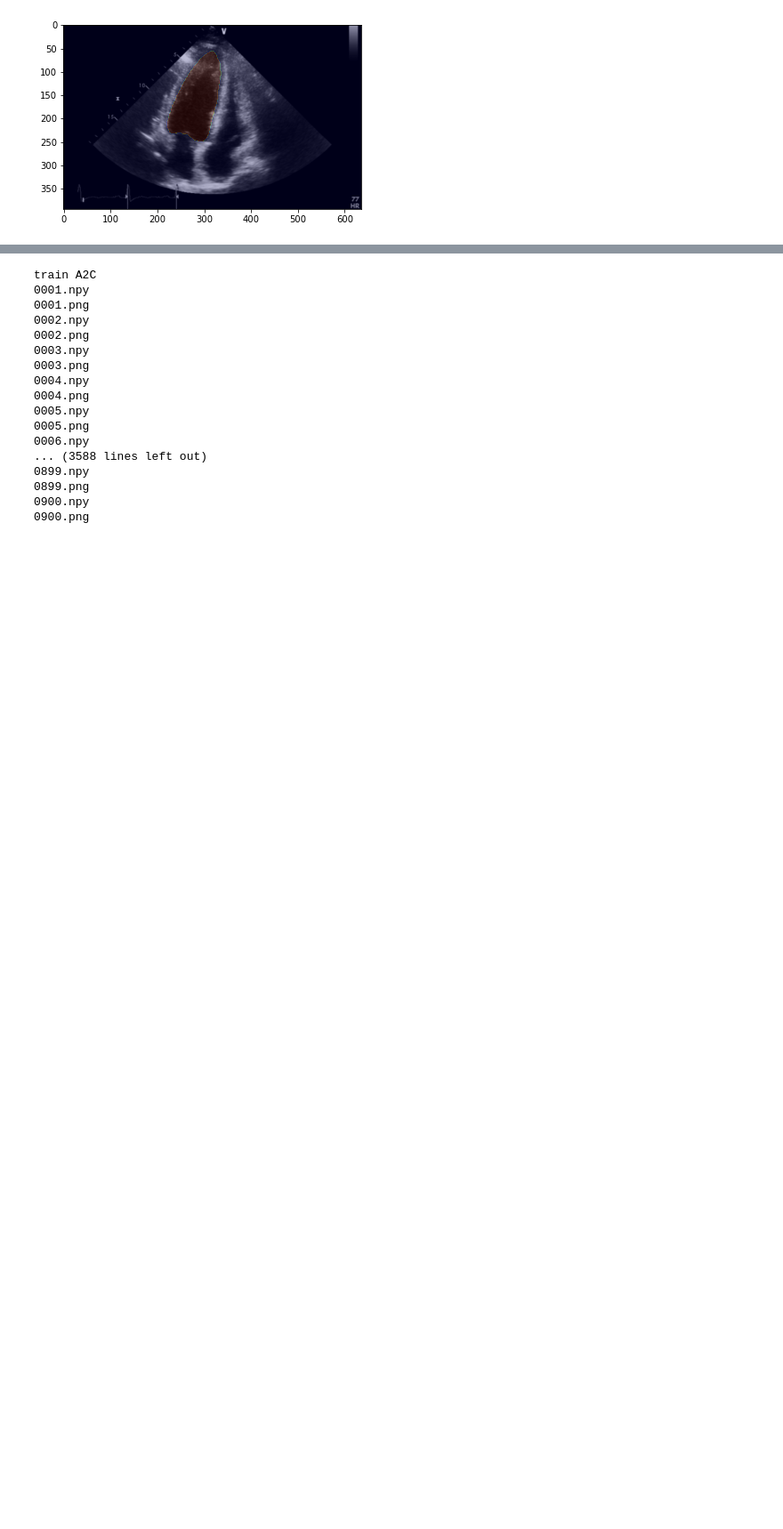
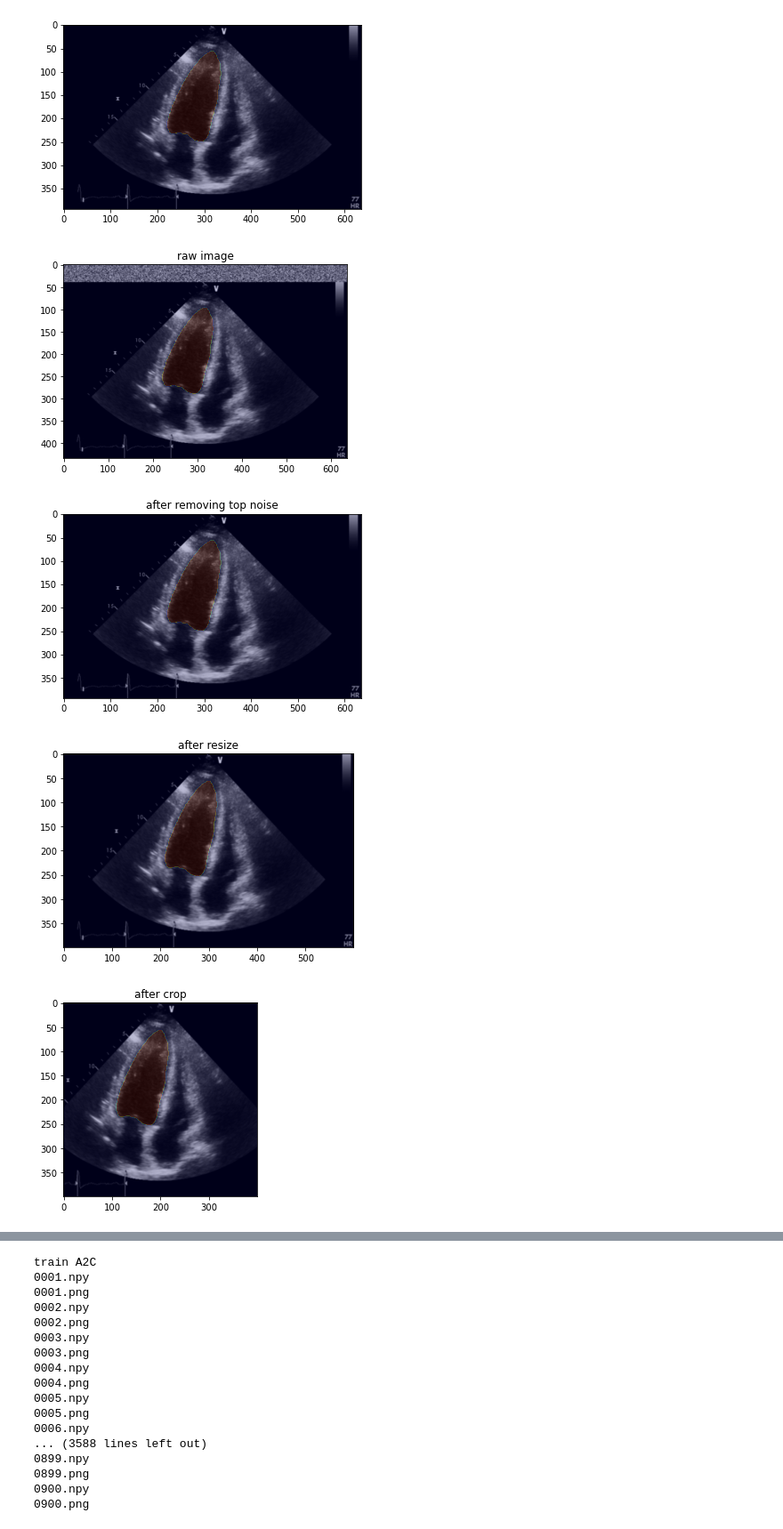
Before and after one commit to DMkelllog/Heart_Disease_Datathon_2021, a Jupyter notebook: data_info.ipynb, the cells around one changed output, grey strips where cells are left out. Shown at 89% size. Cells and saved outputs as stored; diff of their text form; code cells hidden in the pictures; blank space fills up the shorter version.

```diff
--- a/data_info.ipynb
+++ b/data_info.ipynb
@@ -17,3 +26,15 @@ plt.imshow(mask, alpha=0.2,cmap='jet')
+# %%
+def remove_topnoise(img, mask):
+    cand1 = int(img.shape[1] / 8 * 7)
+    cand2 = int(img.shape[1] / 8 * 6)
+
+    cutoff1 = np.where(img[:, cand1, :] < 0.01)[0][0]
+    cutoff2 = np.where(img[:, cand2, :] < 0.01)[0][0]
+
+
+    cutoff_min = np.min([cutoff1, cutoff2])
+
+    return img[cutoff_min:, ], mask[cutoff_min:, ]
 # %%
 # 상단 노이즈 제거
 img = plt.imread('data/original/train/A4C/0001.png')
@@ -27,6 +48,38 @@ plt.imshow(mask, alpha=0.2,cmap='jet')
 [figure]
 <matplotlib.image.AxesImage at 0x...>
 [figure]
+# %%
+resize = transforms.Compose([transforms.ToTensor(), transforms.Resize((400, 600))])
+
+img = plt.imread('data/original/train/A4C/0001.png')
+mask = np.load('data/original/train/A4C/0001.npy')
+plt.imshow(img)
+plt.title('raw image')
+plt.imshow(mask, alpha=0.2,cmap='jet')
+plt.show()
+
+img, mask = remove_topnoise(img, mask)
+plt.imshow(img)
+plt.imshow(mask, alpha=0.2,cmap='jet')
+plt.title('after removing top noise')
+plt.show()
+
+img_resize = resize(img)
+mask_resize = resize(mask)
+plt.imshow(img_resize.numpy().transpose(1,2,0))
+plt.imshow(mask_resize.numpy().transpose(1,2,0), alpha=0.2,cmap='jet')
+plt.title('after resize')
+plt.show()
+
+plt.imshow(img_resize.numpy().transpose(1,2,0)[:, 100:-100, :])
+plt.imshow(mask_resize.numpy().transpose(1,2,0)[:, 100:-100, :], alpha=0.2,cmap='jet')
+plt.title('after crop')
+plt.show()
+# %% [output]
+[figure, added]
+[figure, added]
+[figure, added]
+[figure, added]
 # %%
 os.makedirs('data/remove_topnoise/train/A2C', exist_ok=True)
 os.makedirs('data/remove_topnoise/validation/A2C', exist_ok=True)
```
Also changed, not shown: parts of 24 cells of this notebook, 2 other files.
